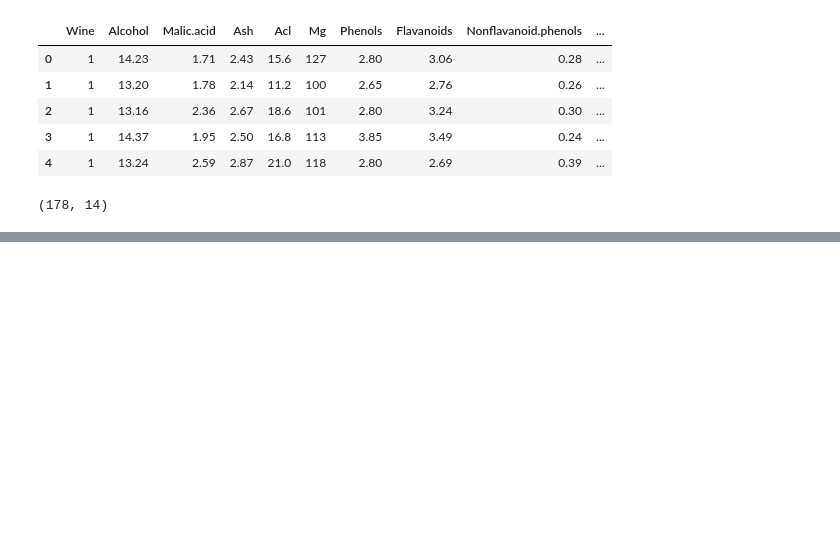
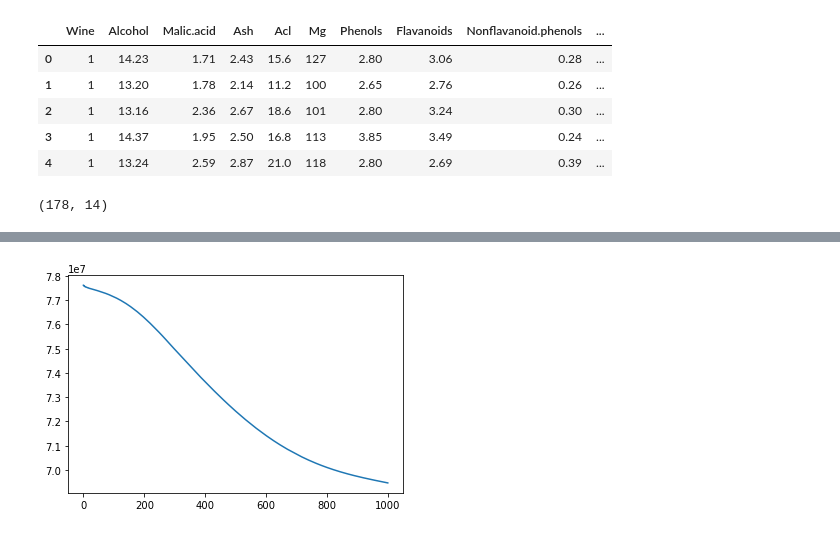
Before and after one commit to rgesteve/pytorchetude, a Jupyter notebook: SimpleTabular.ipynb, the cells around one changed output, grey strips where cells are left out. Drawn from its saved outputs; the diff is of its cells as text; code cells hidden in the pictures; blank space fills up the shorter version.

```diff
--- a/SimpleTabular.ipynb
+++ b/SimpleTabular.ipynb
@@ -54,0 +114,11 @@ wine_df.shape
+# %%
+sched = dta.combine_scheds([0.3, 0.7], [dta.sched_cos(0.01, 0.05), dta.sched_cos(0.05, 0.01)])
+# %%
+cbfs = [partial(dta.LossTracker, show_every=200), dta.Recorder, partial(dta.ParamScheduler, 'lr', sched)]
+model = dta.Autoencoder(nn.Sequential(*dta.get_lin_layers(D_in, [50, 12, 12])),
+                     nn.Sequential(*dta.get_lin_layers_rev(D_in, [50, 12, 12])),
+                     latent_dim=5).to(device)
+opt = optim.Adam(model.parameters(), lr=0.01)
+learn = dta.Learner(model, opt, loss_func, data, 'Wine', 1, list(wine_df.columns))
+run = dta.Runner(cb_funcs=cbfs)
+run.fit(1000, learn)
@@ -54,0 +141,4 @@ wine_df.shape
+# %%
+run.recorder.plot_loss()
+# %% [output]
+[figure, added]
```
Also changed, not shown: parts of 21 cells of this notebook.
